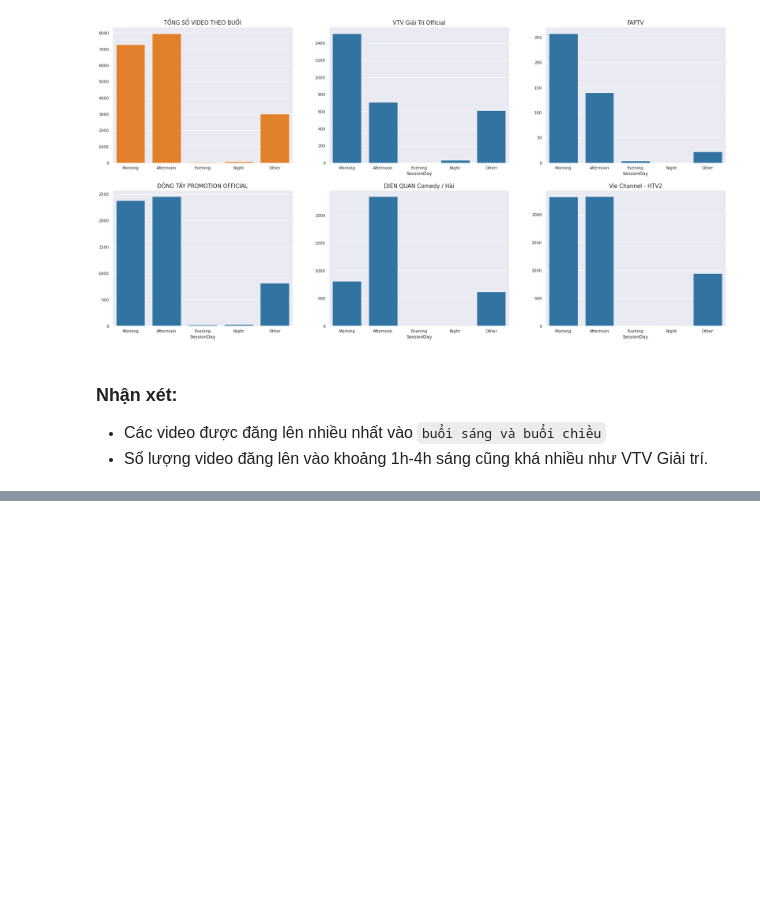
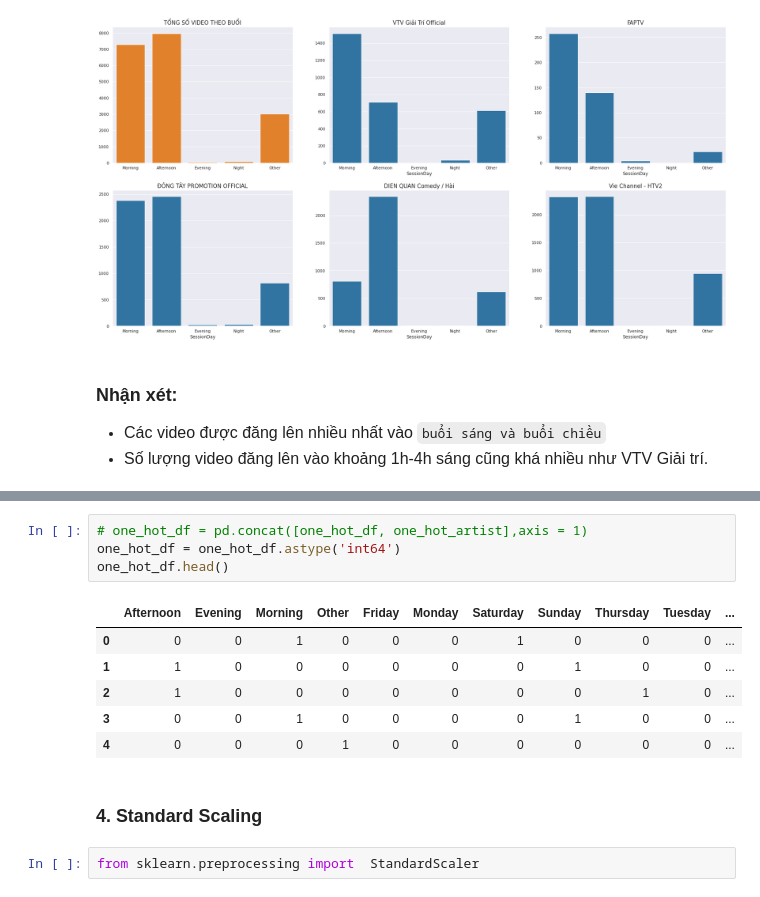
Before and after one commit to ShinNgao12/Analysis-Comedy-channels-in-youtube-, a Jupyter notebook: Explode data.ipynb, the cells around one changed output, grey strips where cells are left out. Cells and saved outputs as stored; diff of their text form; blank space fills up the shorter version.

```diff
--- a/Explode data.ipynb
+++ b/Explode data.ipynb
@@ -764,0 +650,15 @@ plt.show()
+# %%
+# one_hot_df = pd.concat([one_hot_df, one_hot_artist],axis = 1)
+one_hot_df = one_hot_df.astype('int64')
+one_hot_df.head()
+# %% [output]
+|  | Afternoon | Evening | Morning | Other | Friday | Monday | Saturday | Sunday | Thursday | Tuesday | ... |
+| 0 | 0 | 0 | 1 | 0 | 0 | 0 | 1 | 0 | 0 | 0 | ... |
+| 1 | 1 | 0 | 0 | 0 | 0 | 0 | 0 | 1 | 0 | 0 | ... |
+| 2 | 1 | 0 | 0 | 0 | 0 | 0 | 0 | 0 | 1 | 0 | ... |
+| 3 | 0 | 0 | 1 | 0 | 0 | 0 | 0 | 1 | 0 | 0 | ... |
+| 4 | 0 | 0 | 0 | 1 | 0 | 0 | 0 | 0 | 0 | 0 | ... |
+# %% [markdown]
+### 4. Standard Scaling
+# %%
+from sklearn.preprocessing import  StandardScaler
```
Also changed, not shown: parts of 65 cells of this notebook.
